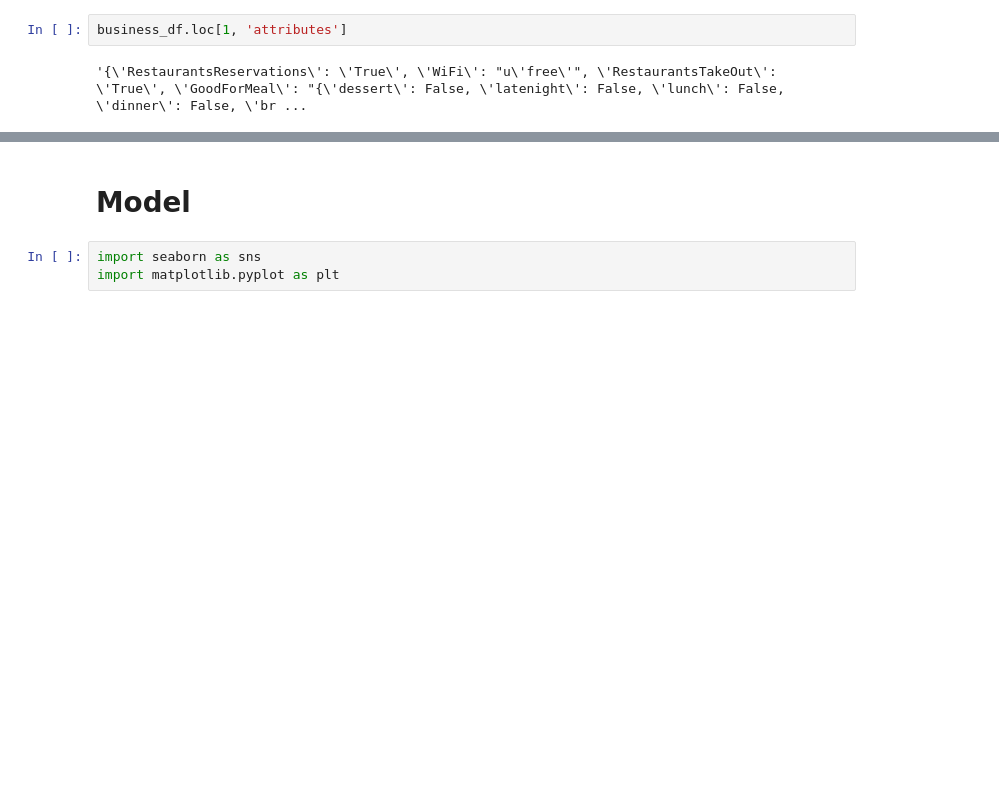
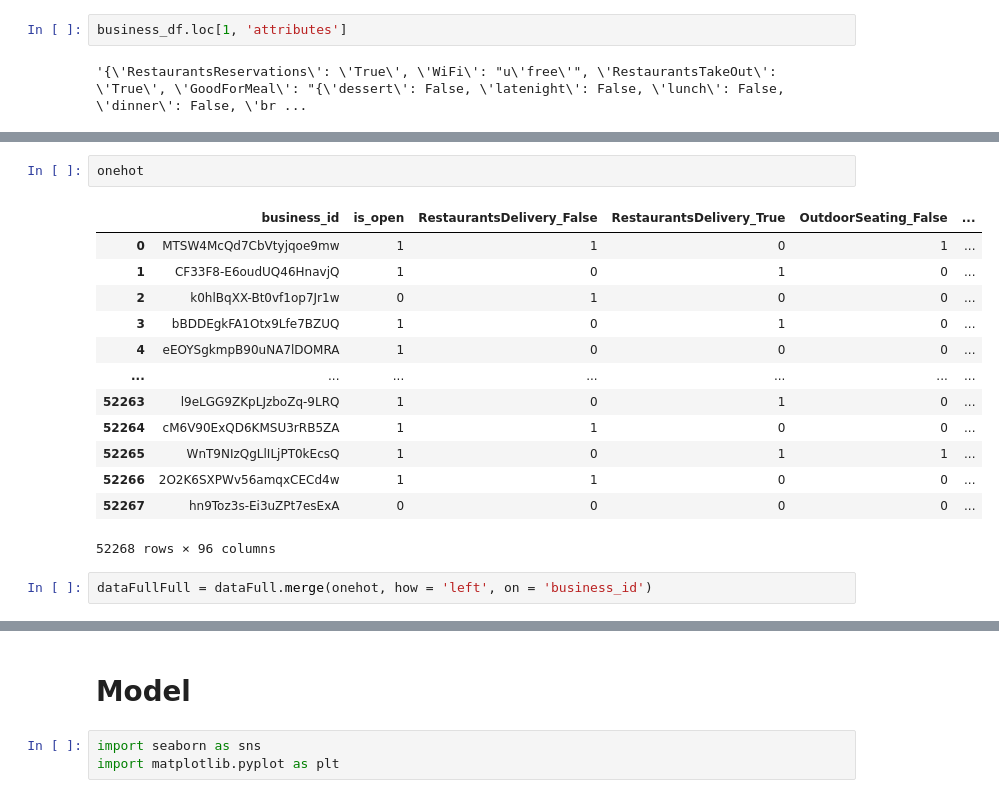
Before and after one commit to jessecho516/CS-334-Final-Project, a Jupyter notebook: fp_q1.ipynb, the cells around one changed output, grey strips where cells are left out. Drawn from its saved outputs; the diff is of its cells as text; blank space fills up the shorter version.

```diff
--- a/fp_q1.ipynb
+++ b/fp_q1.ipynb
@@ -190,0 +200,18 @@ dataFull
+# %%
+onehot
+# %% [output]
+|  | business_id | is_open | RestaurantsDelivery_False | RestaurantsDelivery_True | OutdoorSeating_False | ... |
+| 0 | MTSW4McQd7CbVtyjqoe9mw | 1 | 1 | 0 | 1 | ... |
+| 1 | CF33F8-E6oudUQ46HnavjQ | 1 | 0 | 1 | 0 | ... |
+| 2 | k0hlBqXX-Bt0vf1op7Jr1w | 0 | 1 | 0 | 0 | ... |
+| 3 | bBDDEgkFA1Otx9Lfe7BZUQ | 1 | 0 | 1 | 0 | ... |
+| 4 | eEOYSgkmpB90uNA7lDOMRA | 1 | 0 | 0 | 0 | ... |
+| ... | ... | ... | ... | ... | ... | ... |
+| 52263 | l9eLGG9ZKpLJzboZq-9LRQ | 1 | 0 | 1 | 0 | ... |
+| 52264 | cM6V90ExQD6KMSU3rRB5ZA | 1 | 1 | 0 | 0 | ... |
+| 52265 | WnT9NIzQgLlILjPT0kEcsQ | 1 | 0 | 1 | 1 | ... |
+| 52266 | 2O2K6SXPWv56amqxCECd4w | 1 | 1 | 0 | 0 | ... |
+| 52267 | hn9Toz3s-Ei3uZPt7esExA | 0 | 0 | 0 | 0 | ... |
+52268 rows × 96 columns
+# %%
+dataFullFull = dataFull.merge(onehot, how = 'left', on = 'business_id')
```
Also changed, not shown: parts of 20 cells of this notebook.
